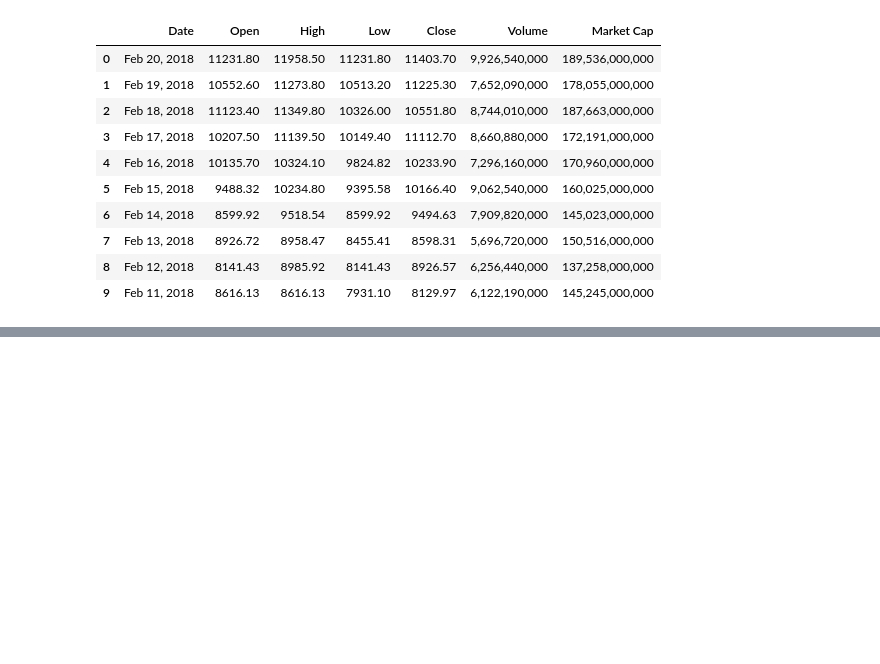
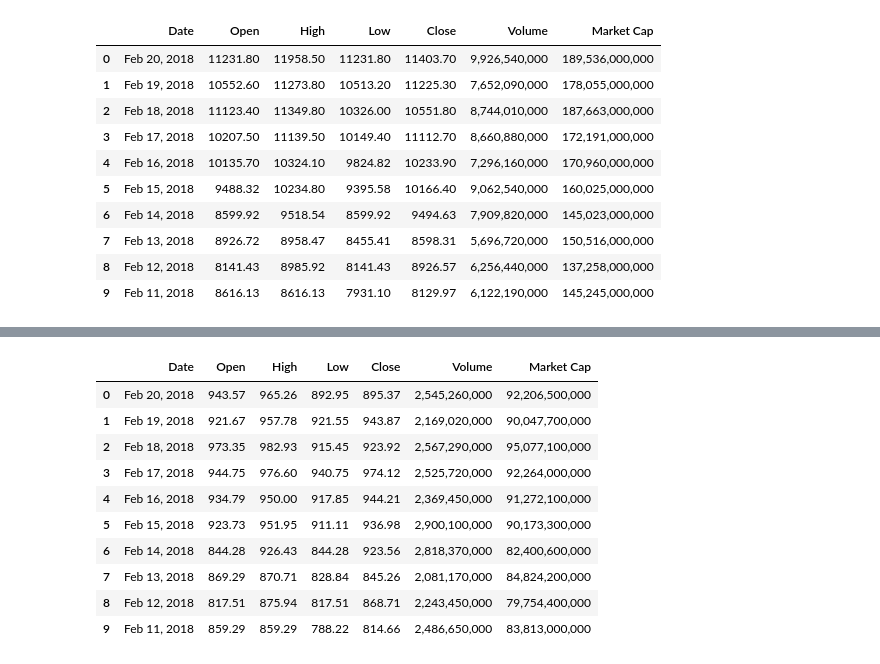
Before and after one commit to Kato883/Crypto_Knights, a Jupyter notebook: Scripts/readCSVs.ipynb, the cells around one changed output, grey strips where cells are left out. Drawn from its saved outputs; the diff is of its cells as text; code cells hidden in the pictures; blank space fills up the shorter version.

```diff
--- a/Scripts/readCSVs.ipynb
+++ b/Scripts/readCSVs.ipynb
@@ -45,0 +41,14 @@ bitcoin_file_df
+# %%
+ethereum_file_df.head(10)
+# %% [output]
+|  | Date | Open | High | Low | Close | Volume | Market Cap |
+| 0 | Feb 20, 2018 | 943.57 | 965.26 | 892.95 | 895.37 | 2,545,260,000 | 92,206,500,000 |
+| 1 | Feb 19, 2018 | 921.67 | 957.78 | 921.55 | 943.87 | 2,169,020,000 | 90,047,700,000 |
+| 2 | Feb 18, 2018 | 973.35 | 982.93 | 915.45 | 923.92 | 2,567,290,000 | 95,077,100,000 |
+| 3 | Feb 17, 2018 | 944.75 | 976.60 | 940.75 | 974.12 | 2,525,720,000 | 92,264,000,000 |
+| 4 | Feb 16, 2018 | 934.79 | 950.00 | 917.85 | 944.21 | 2,369,450,000 | 91,272,100,000 |
+| 5 | Feb 15, 2018 | 923.73 | 951.95 | 911.11 | 936.98 | 2,900,100,000 | 90,173,300,000 |
+| 6 | Feb 14, 2018 | 844.28 | 926.43 | 844.28 | 923.56 | 2,818,370,000 | 82,400,600,000 |
+| 7 | Feb 13, 2018 | 869.29 | 870.71 | 828.84 | 845.26 | 2,081,170,000 | 84,824,200,000 |
+| 8 | Feb 12, 2018 | 817.51 | 875.94 | 817.51 | 868.71 | 2,243,450,000 | 79,754,400,000 |
+| 9 | Feb 11, 2018 | 859.29 | 859.29 | 788.22 | 814.66 | 2,486,650,000 | 83,813,000,000 |
```
Also changed, not shown: parts of 14 cells of this notebook.
